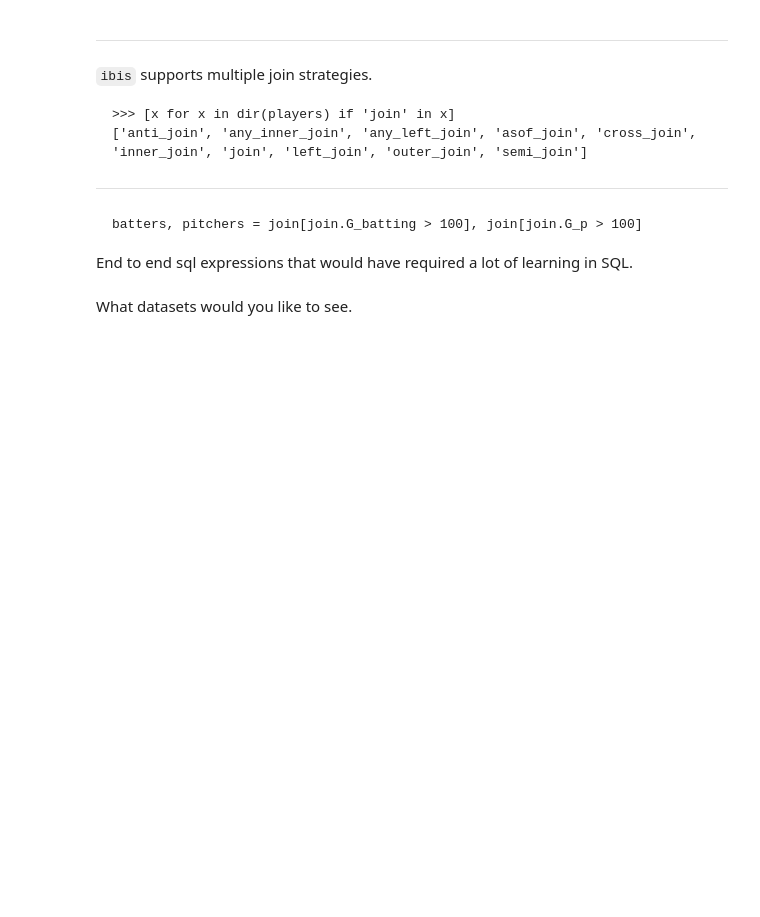
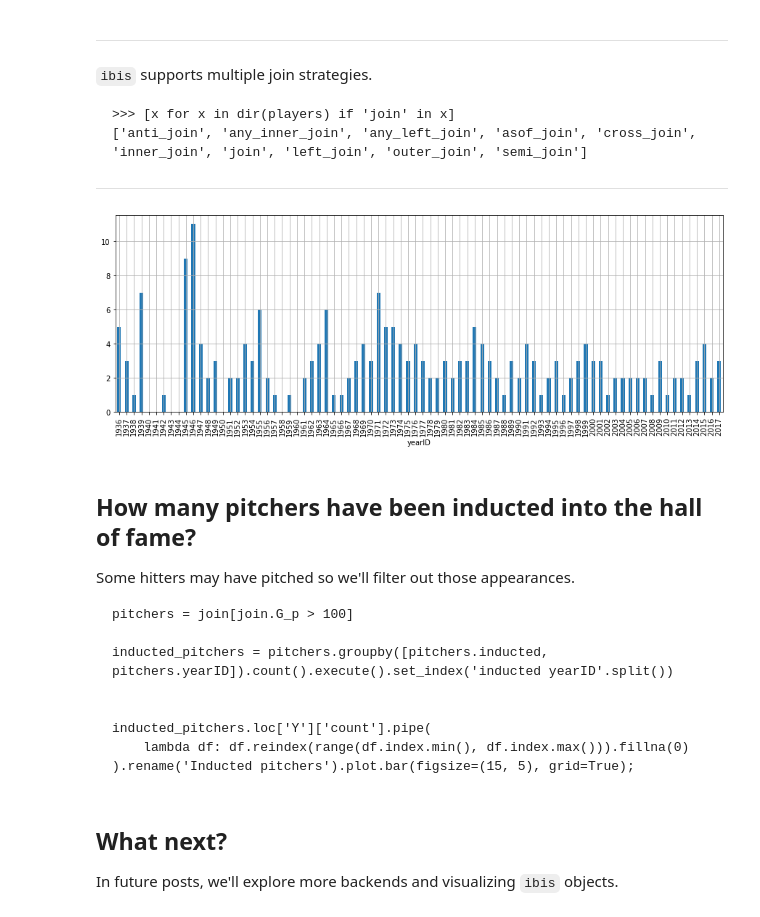
Before and after one commit to Quansight/ibis-posts, a Jupyter notebook: ibis_posts/01.md.ipynb, the cells around one changed output. Drawn from its saved outputs; the diff is of its cells as text; code cells hidden in the pictures; blank space fills up the shorter version.

```diff
--- a/ibis_posts/01.md.ipynb
+++ b/ibis_posts/01.md.ipynb
@@ -280,15 +378,38 @@ A sample of the joined data.
     ['anti_join', 'any_inner_join', 'any_left_join', 'asof_join', 'cross_join', 'inner_join', 'join', 'left_join', 'outer_join', 'semi_join']
 
 <hr/>
-# %%
-    batters, pitchers = join[join.G_batting > 100], join[join.G_p > 100]
-
-End to end sql expressions that would have required a lot of learning in SQL.
-# %% [output]
-    batters, pitchers = join[join.G_batting > 100], join[join.G_p > 100]
-
-End to end sql expressions that would have required a lot of learning in SQL.
-# %%
-What datasets would you like to see.
-# %% [output]
-What datasets would you like to see.
+# %%
+## How many pitchers have been inducted into the hall of fame?
+
+Some hitters may have pitched so we'll filter out those appearances.
+
+    pitchers = join[join.G_p > 100]
+
+    inducted_pitchers = pitchers.groupby([pitchers.inducted, pitchers.yearID]).count().execute().set_index('inducted yearID'.split())
+
+
+    inducted_pitchers.loc['Y']['count'].pipe(
+        lambda df: df.reindex(range(df.index.min(), df.index.max())).fillna(0)
+    ).rename('Inducted pitchers').plot.bar(figsize=(15, 5), grid=True);
+# %% [output]
+[figure, added]
+## How many pitchers have been inducted into the hall of fame?
+
+Some hitters may have pitched so we'll filter out those appearances.
+
+    pitchers = join[join.G_p > 100]
+
+    inducted_pitchers = pitchers.groupby([pitchers.inducted, pitchers.yearID]).count().execute().set_index('inducted yearID'.split())
+
+
+    inducted_pitchers.loc['Y']['count'].pipe(
+        lambda df: df.reindex(range(df.index.min(), df.index.max())).fillna(0)
+    ).rename('Inducted pitchers').plot.bar(figsize=(15, 5), grid=True);
+# %%
+## What next?
+
+In future posts, we'll explore more backends and visualizing `ibis` objects.
+# %% [output]
+## What next?
+
+In future posts, we'll explore more backends and visualizing `ibis` objects.
```
Also changed, not shown: parts of 9 cells of this notebook.
